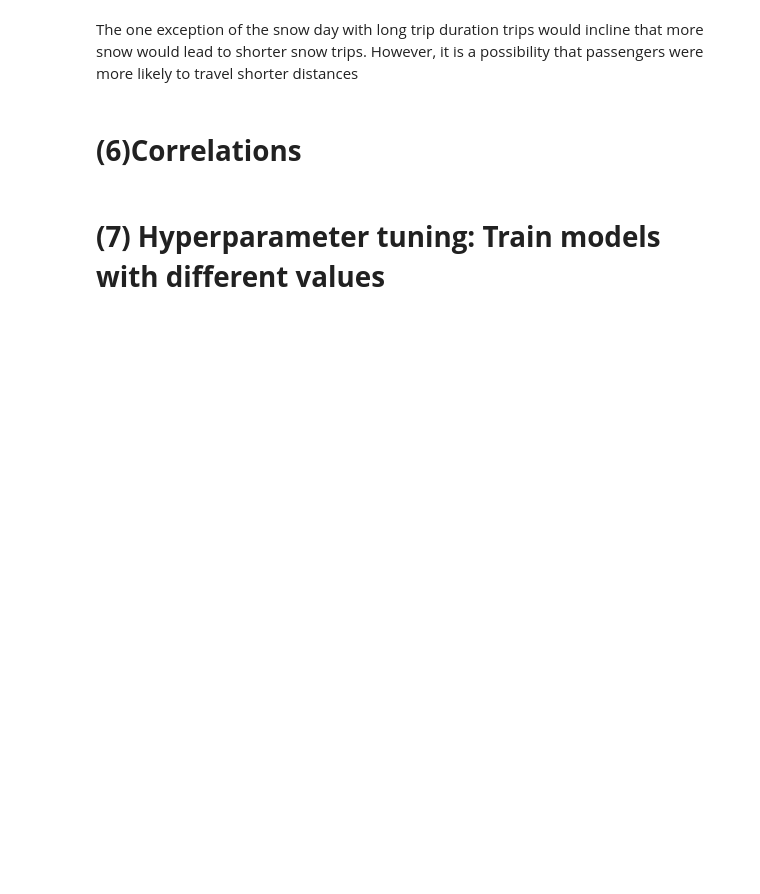
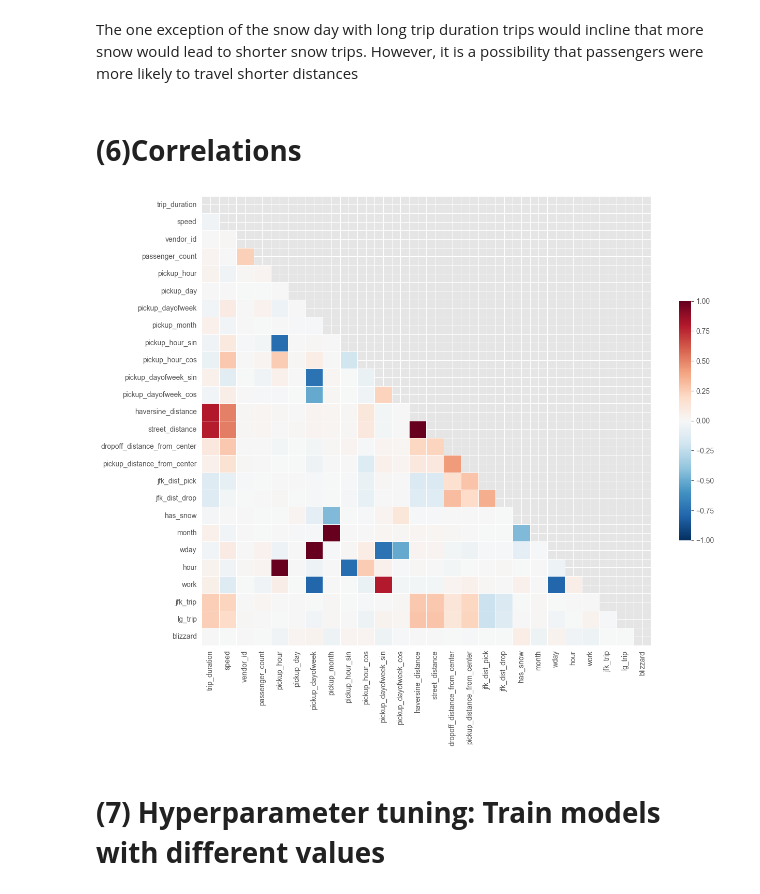
Before and after one commit to gav-ip/cse176-fall-proj, a Jupyter notebook: part3/taxi.ipynb, the cells around one changed output. Drawn from its saved outputs; the diff is of its cells as text; code cells hidden in the pictures; blank space fills up the shorter version.

Commit message:
feat: adding correlations

```diff
--- a/part3/taxi.ipynb
+++ b/part3/taxi.ipynb
@@ -911,6 +925,87 @@ plt.show()
 The one exception of the snow day with long trip duration trips would incline that more snow would lead to shorter snow trips. However, it is a possibility that passengers were more likely to travel shorter distances
 # %% [markdown]
 # **(6)Correlations**
+# %%
+# 1. Efficiently sample the data (Spearman corr on 1.4M rows is very slow)
+#    100k rows is statistically sufficient for stable correlation coefficients.
+df_viz = trainfull.sample(n=100000, random_state=42).copy()
+
+# 2. Re-create Time & Date features (dropped in previous steps)
+df_viz['pickup_datetime'] = pd.to_datetime(df_viz['pickup_datetime'])
+df_viz['month'] = df_viz['pickup_datetime'].dt.month
+df_viz['wday'] = df_viz['pickup_datetime'].dt.dayofweek
+df_viz['hour'] = df_viz['pickup_datetime'].dt.hour
+df_viz['work'] = (df_viz['wday'] < 5).astype(int) # Approx: Mon-Fri
+
+# 3. Re-create Location Flags (Approximate JFK/LGA trips)
+#    We define a 'trip' as starting OR ending within 2km of the airport
+jfk_center = (40.6413, -73.7781)
+lga_center = (40.7769, -73.8740)
+
+def is_near(lat, lon, center, threshold_km=2):
+    # Simplified Haversine for vectorization
+    R = 6371
+    phi1, phi2 = np.radians(lat), np.radians(center[0])
+    dphi = np.radians(center[0] - lat)
+    dlambda = np.radians(center[1] - lon)
+    a = np.sin(dphi/2)**2 + np.cos(phi1)*np.cos(phi2)*np.sin(dlambda/2)**2
+    return (2 * R * np.arctan2(np.sqrt(a), np.sqrt(1-a))) < threshold_km
+
+# Vectorized creation of location flags
+jfk_pick = is_near(df_viz['pickup_latitude'], df_viz['pickup_longitude'], jfk_center)
+jfk_drop = is_near(df_viz['dropoff_latitude'], df_viz['dropoff_longitude'], jfk_center)
+lga_pick = is_near(df_viz['pickup_latitude'], df_viz['pickup_longitude'], lga_center)
+lga_drop = is_near(df_viz['dropoff_latitude'], df_viz['dropoff_longitude'], lga_center)
+
+df_viz['jfk_trip'] = (jfk_pick | jfk_drop).astype(int)
+df_viz['lg_trip'] = (lga_pick | lga_drop).astype(int)
+
+# 4. Handle Booleans/Categoricals
+df_viz['store_and_fwd_flag'] = (df_viz['store_and_fwd_flag'] == 'Y').astype(int)
+df_viz['has_snow'] = df_viz['has_snow'].astype(int)
+df_viz['has_rain'] = df_viz['has_rain'].astype(int)
+# Arbitrary 'blizzard' definition if not in data: > 5 inches snow
+df_viz['blizzard'] = (df_viz['s_fall'] > 5).astype(int)
+
+# 5. Filter and Order Columns (Put trip_duration & speed first)
+#    Drop raw coordinates/dates/ids as they don't have meaningful linear correlation
+cols_to_drop = ['id', 'pickup_datetime', 'dropoff_datetime', 'date',
+                'pickup_longitude', 'pickup_latitude', 'dropoff_longitude', 'dropoff_latitude',
+                'max_temp', 'min_temp', 'average_temperature', 'has_rain', 'store_and_fwd_flag',
+                's_fall', 's_depth', 'all_precip', 'rain']
+df_viz = df_viz.drop(columns=[c for c in cols_to_drop if c in df_viz.columns], errors='ignore')
+
+# Sort columns to put trip_duration and speed at the top
+first_cols = ['trip_duration', 'speed']
+other_cols = [c for c in df_viz.columns if c not in first_cols]
+# Select only numeric columns for correlation
+df_viz = df_viz[first_cols + other_cols].select_dtypes(include=[np.number])
+
+# 6. Compute Spearman Correlation (Monotonic relationships)
+corr_matrix = df_viz.corr(method='spearman')
+
+# 7. Plot
+plt.figure(figsize=(14, 12))
+
+# Mask the upper triangle (diag=False in R code)
+mask = np.triu(np.ones_like(corr_matrix, dtype=bool))
+
+
+sns.heatmap(
+    corr_matrix,
+    mask=mask,
+    cmap='RdBu_r',
+    center=0,
+    vmax=1,
+    vmin=-1,
+    square=True,
+    linewidths=0.5,
+    cbar_kws={"shrink": .5}
+)
+
+plt.show()
+# %% [output]
+[figure, added]
 # %% [markdown]
 # **(7) Hyperparameter tuning: Train models with different values**
 # %%
```
Also changed, not shown: parts of 7 cells of this notebook.
